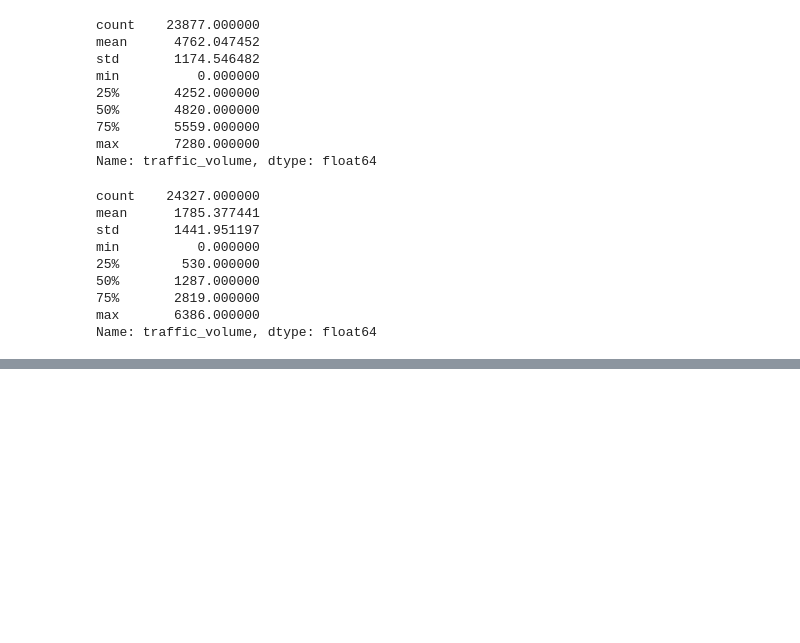
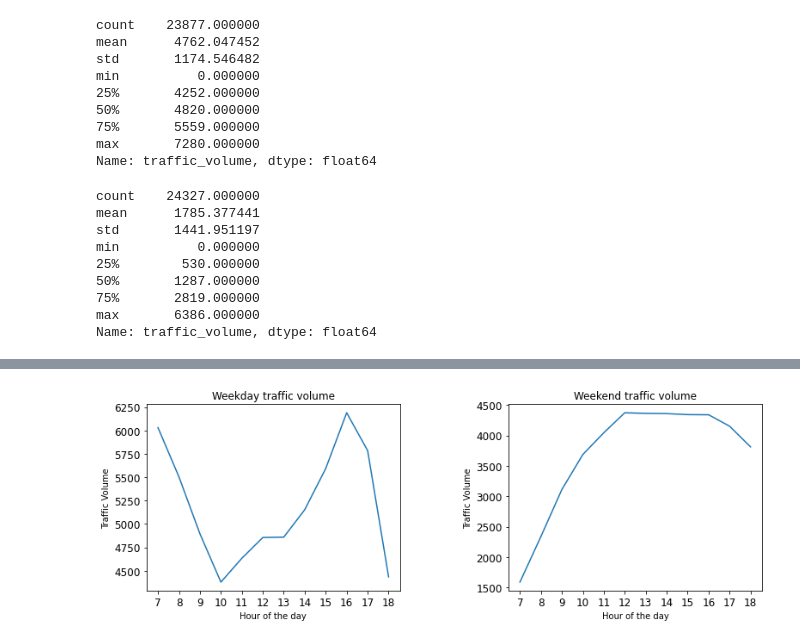
Before and after one commit to lucasmsa/dataquest, a Jupyter notebook: Data Scientist in Pyhton path/Exploratory Data Visualization/src/traffic-indicators-i_94.ipynb, the cells around one changed output, grey strips where cells are left out. Saved outputs shown, nothing was run; the diff lists cells and outputs as text; code cells hidden in the pictures; blank space fills up the shorter version.

```diff
--- a/Data Scientist in Pyhton path/Exploratory Data Visualization/src/traffic-indicators-i_94.ipynb
+++ b/Data Scientist in Pyhton path/Exploratory Data Visualization/src/traffic-indicators-i_94.ipynb
@@ -105,0 +132,21 @@ Name: traffic_volume, dtype: float64
+# %%
+def generate_traffic_graph_from_hour_slice(dataset: pd.DataFrame, type: str, position: int, hours: list):
+    dataset.loc[:,"traffic_volume"].plot(title=f'{type} traffic volume', ax=axes[0, position], kind='line', fontsize=12)
+    axes[0, position].set_xticks(hours)
+    axes[0, position].set_xticklabels(hours)
+    axes[0, position].set_xlabel("Hour of the day")
+    axes[0, position].set_ylabel("Traffic Volume")
+# %%
+daytime_dataset.loc[:,"hour"] = daytime_dataset.loc[:,"date_time"].dt.hour
+weekdays = daytime_dataset.copy().loc[daytime_dataset["dayofweek"] <= 4,:]
+weekends = daytime_dataset.copy().loc[daytime_dataset["dayofweek"] > 4, :]
+aggregation_by_weekdays = weekdays.groupby("hour").mean()
+aggregation_by_weekends = weekends.groupby("hour").mean()
+fig, axes = plt.subplots(nrows=1, ncols=2, squeeze=False)
+generate_traffic_graph_from_hour_slice(aggregation_by_weekdays, "Weekday", 0, weekdays["hour"].unique())
+generate_traffic_graph_from_hour_slice(aggregation_by_weekends, "Weekend", 1, weekends["hour"].unique())
+fig.tight_layout()
+fig.set_figwidth(12)
+plt.show()
+# %% [output]
+[figure, added]
```
Also changed, not shown: parts of 7 cells of this notebook.
